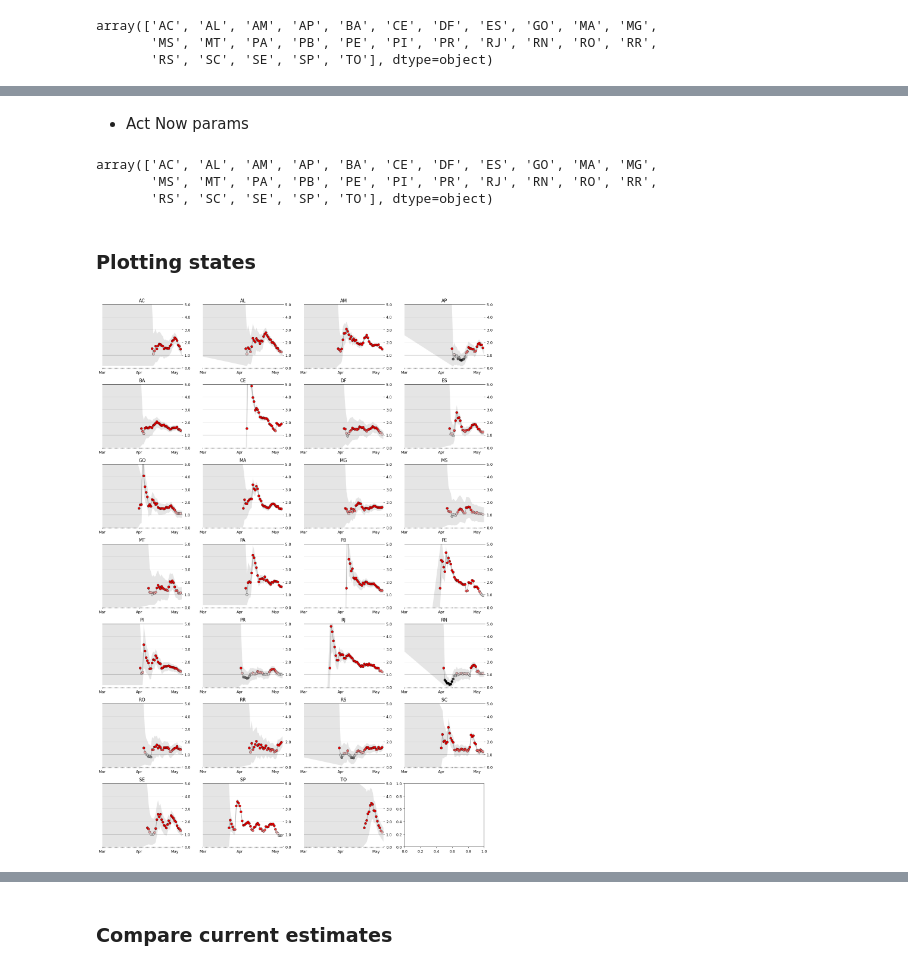
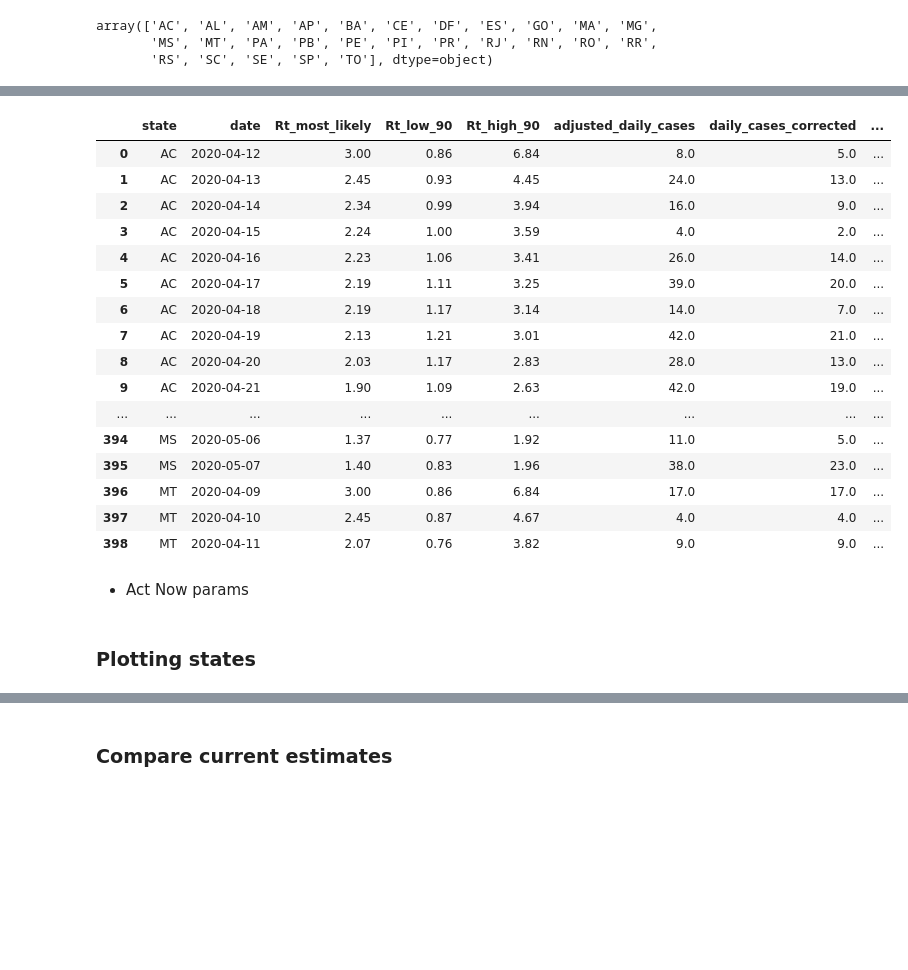
Before and after one commit to ImpulsoGov/coronacidades-datasource, a Jupyter notebook: notebooks/estimate_reproduction_number.ipynb, the cells around one changed output, grey strips where cells are left out. Cells and saved outputs as stored; diff of their text form; code cells hidden in the pictures; blank space fills up the shorter version.

```diff
--- a/notebooks/estimate_reproduction_number.ipynb
+++ b/notebooks/estimate_reproduction_number.ipynb
@@ -70,0 +136,7 @@ df = get_cases.now('br',
+# %%
+df['daily_cases_corrected'] = df.groupby('city_id')[col+'_corrected'].diff(1)
+
+# Adjust 1st day to confirmed cases
+df['daily_cases_corrected'] = np.where(df['daily_cases_corrected'].isnull() == True,
+                                       df[col],
+                                       df['daily_cases_corrected'])
@@ -71,2 +149,2 @@ df = get_cases.now('br',
 # %%
-df['adjusted_daily_cases'] = df['daily_cases'].fillna(0) / df['notification_rate']
+df['adjusted_daily_cases'] = df['daily_cases_corrected'].fillna(0) / df['notification_rate']
@@ -158,0 +259,21 @@ array(['AC', 'AL', 'AM', 'AP', 'BA', 'CE', 'DF', 'ES', 'GO', 'MA', 'MG',
+# %%
+loft_results = loft_results.join(df_state_cases).reset_index()
+loft_results
+# %% [output]
+|  | state | date | Rt_most_likely | Rt_low_90 | Rt_high_90 | adjusted_daily_cases | daily_cases_corrected | ... |
+| 0 | AC | 2020-04-12 | 3.00 | 0.86 | 6.84 | 8.0 | 5.0 | ... |
+| 1 | AC | 2020-04-13 | 2.45 | 0.93 | 4.45 | 24.0 | 13.0 | ... |
+| 2 | AC | 2020-04-14 | 2.34 | 0.99 | 3.94 | 16.0 | 9.0 | ... |
+| 3 | AC | 2020-04-15 | 2.24 | 1.00 | 3.59 | 4.0 | 2.0 | ... |
+| 4 | AC | 2020-04-16 | 2.23 | 1.06 | 3.41 | 26.0 | 14.0 | ... |
+| 5 | AC | 2020-04-17 | 2.19 | 1.11 | 3.25 | 39.0 | 20.0 | ... |
+| 6 | AC | 2020-04-18 | 2.19 | 1.17 | 3.14 | 14.0 | 7.0 | ... |
+| 7 | AC | 2020-04-19 | 2.13 | 1.21 | 3.01 | 42.0 | 21.0 | ... |
+| 8 | AC | 2020-04-20 | 2.03 | 1.17 | 2.83 | 28.0 | 13.0 | ... |
+| 9 | AC | 2020-04-21 | 1.90 | 1.09 | 2.63 | 42.0 | 19.0 | ... |
+| ... | ... | ... | ... | ... | ... | ... | ... | ... |
+| 394 | MS | 2020-05-06 | 1.37 | 0.77 | 1.92 | 11.0 | 5.0 | ... |
+| 395 | MS | 2020-05-07 | 1.40 | 0.83 | 1.96 | 38.0 | 23.0 | ... |
+| 396 | MT | 2020-04-09 | 3.00 | 0.86 | 6.84 | 17.0 | 17.0 | ... |
+| 397 | MT | 2020-04-10 | 2.45 | 0.87 | 4.67 | 4.0 | 4.0 | ... |
+| 398 | MT | 2020-04-11 | 2.07 | 0.76 | 3.82 | 9.0 | 9.0 | ... |
@@ -167,9 +293,5 @@ actnow_results = pd.concat(results)
 # %%
-actnow_results.reset_index().state.unique()
+# actnow_results.reset_index().state.unique()
-# %% [output]
-array(['AC', 'AL', 'AM', 'AP', 'BA', 'CE', 'DF', 'ES', 'GO', 'MA', 'MG',
-       'MS', 'MT', 'PA', 'PB', 'PE', 'PI', 'PR', 'RJ', 'RN', 'RO', 'RR',
-       'RS', 'SC', 'SE', 'SP', 'TO'], dtype=object)
 # %% [markdown]
 ### Plotting states
 # %%
@@ -189,7 +311,3 @@ def plot_rt_states(final_results):
     # saving figure
     fig.tight_layout()
     fig.set_facecolor('w')
-# %%
-plot_rt_states(actnow_results)
-# %% [output]
-[figure, removed]
```
Also changed, not shown: parts of 30 cells of this notebook, 1 other file.
